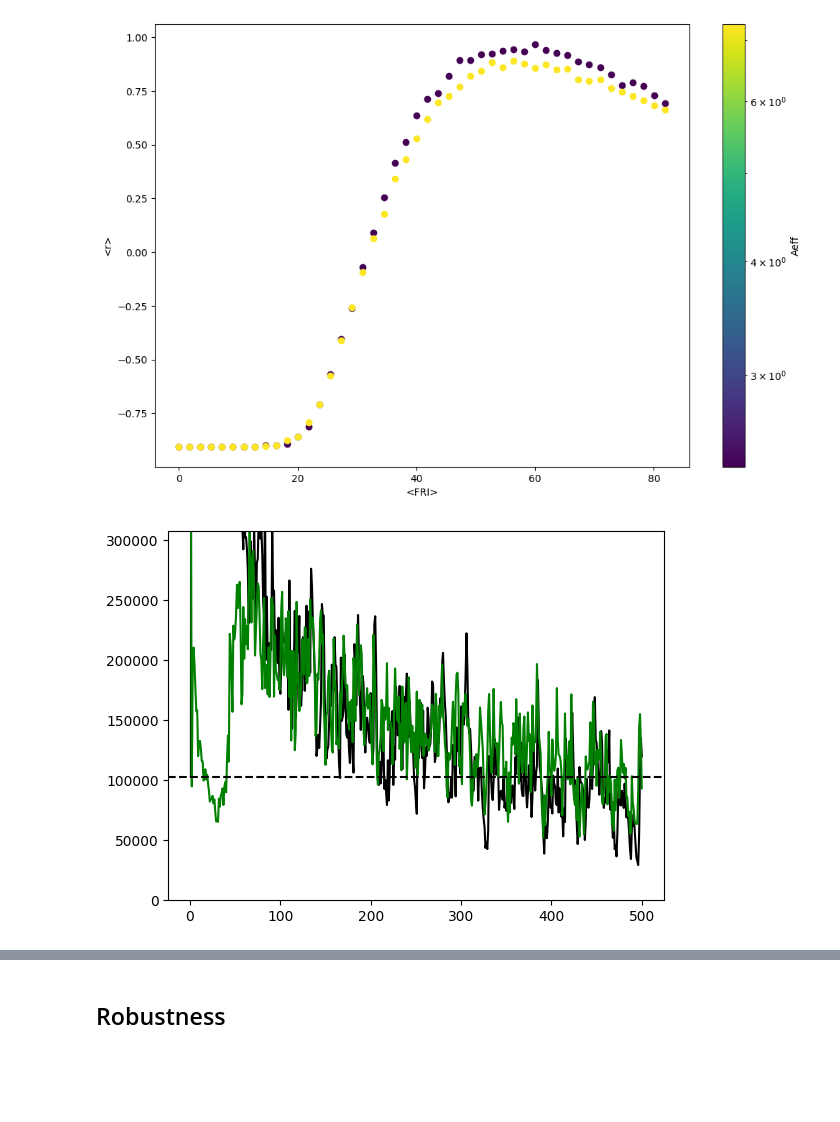
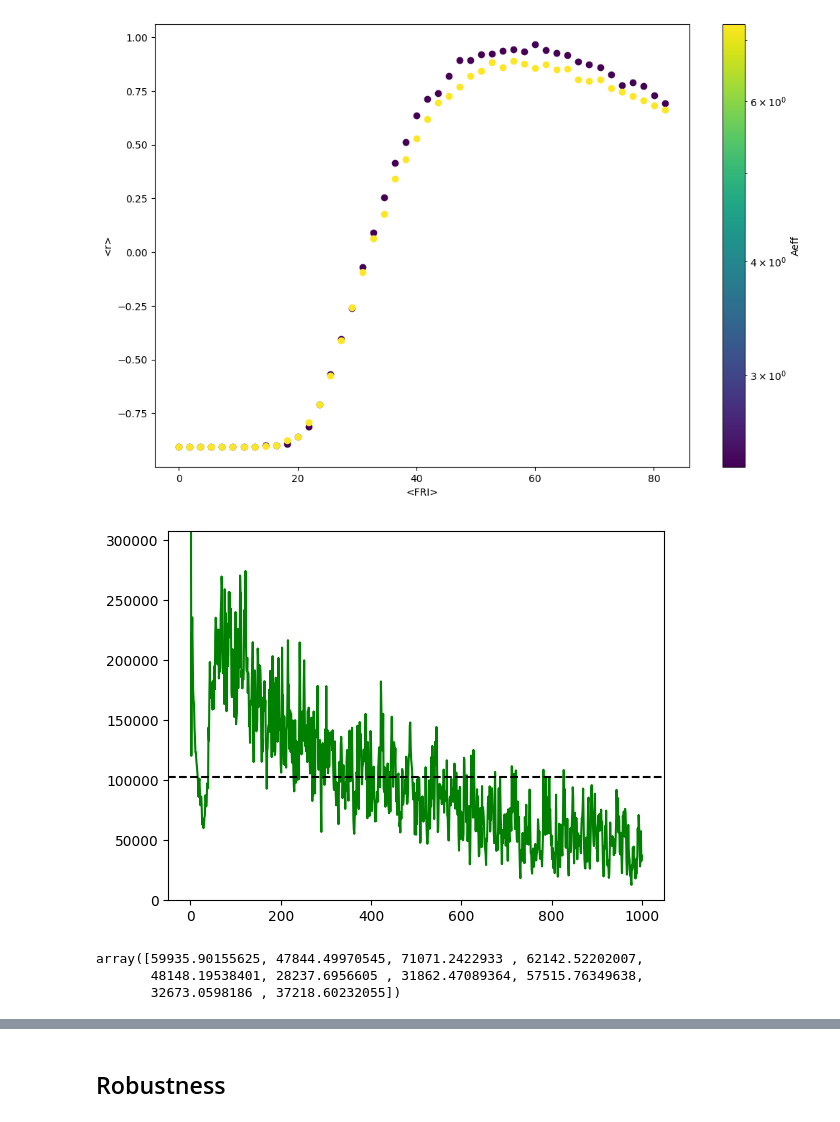
Before and after one commit to patricklawton/TecateCypress, a Jupyter notebook: sensitivity/viz.ipynb, the cells around one changed output, grey strips where cells are left out. Saved outputs shown, nothing was run; the diff lists cells and outputs as text; code cells hidden in the pictures; blank space fills up the shorter version.

```diff
--- a/sensitivity/viz.ipynb
+++ b/sensitivity/viz.ipynb
@@ -338,14 +338,20 @@ N_tot_mean_disc = np.load("nint_data/N_tot_mean_discrete.npy")
 N_tot_mean_nint = np.load("nint_data/N_tot_mean_nint.npy")
 # %%
 t_vec = np.arange(1,len(N_tot_mean_disc)+1)
-plt.plot(t_vec, N_tot_mean_disc, c='k')
+# plt.plot(t_vec, N_tot_mean_disc, c='k')
 plt.plot(t_vec, N_tot_mean_nint, c='g')
 plt.ylim(0,K_adult*Aeff*3)
 # plt.ylim(0,K_adult*Aeff*12)
 plt.axhline(K_adult*Aeff, ls='--', c='k')
 plt.show()
 # %% [output]
-[figure, old version]
+[figure, new version]
+# %%
+N_tot_mean_nint[-10:]
+# %% [output]
+array([59935.90155625, 47844.49970545, 71071.2422933 , 62142.52202007,
+       48148.19538401, 28237.6956605 , 31862.47089364, 57515.76349638,
+       32673.0598186 , 37218.60232055])
 # %%
 disc_std = np.std(N_tot_mean_disc[-int(len(t_vec)*0.25):])
 s_disc = len(t_vec) * disc_std**2.013
```
Also changed, not shown: parts of 2 cells of this notebook, 5 other files.
